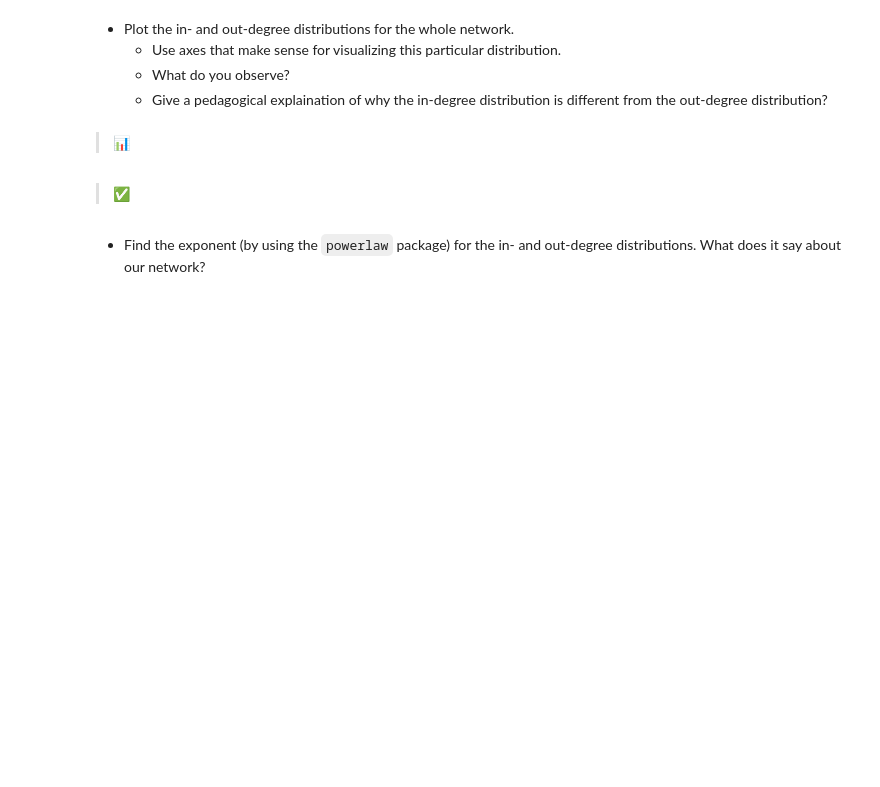
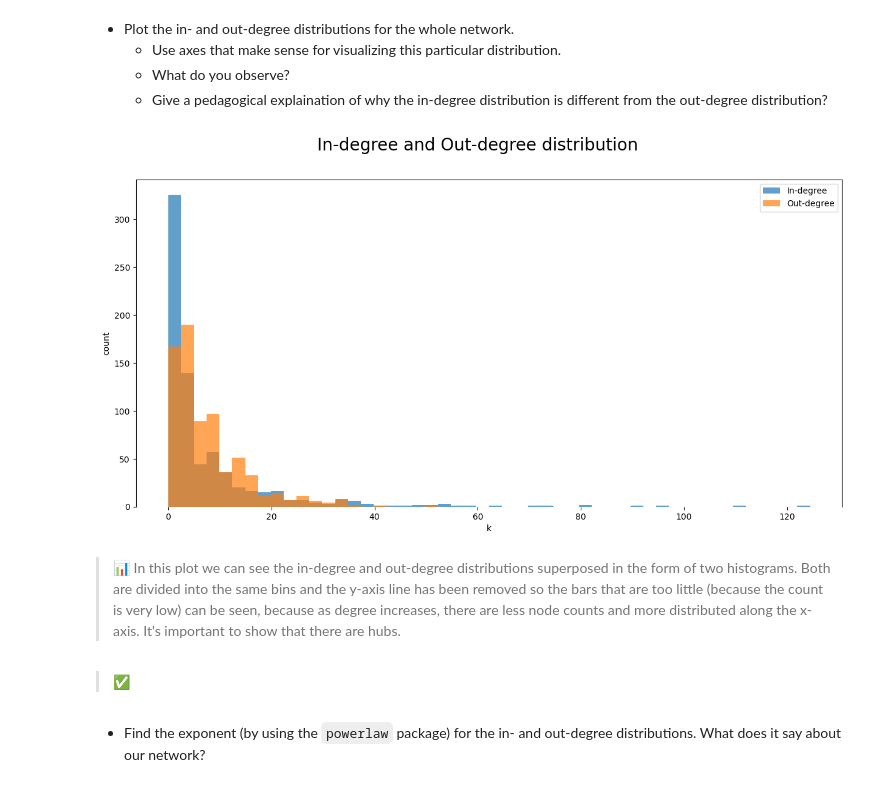
Before and after one commit to jereml99/socialgraphs2023, a Jupyter notebook: assignments/Assignment2.ipynb, the cells around one changed output. Cells and saved outputs as stored; diff of their text form; code cells hidden in the pictures; blank space fills up the shorter version.

```diff
--- a/assignments/Assignment2.ipynb
+++ b/assignments/Assignment2.ipynb
@@ -109,8 +201,37 @@ printmd(f"> ✅ The most in-connected rapper is '{most_connected_in[0]}' with {m
    * Use axes that make sense for visualizing this particular distribution.
    * What do you observe?
    * Give a pedagogical explaination of why the in-degree distribution is different from the out-degree distribution?
-# %% [markdown]
-> 📊
+# %%
+import numpy as np
+import math
+def degree_distribution_plot(in_d, out_d, title="", n_bins=100, figsize=(15,7)):
+    in_d = list(in_d)
+    out_d = list(out_d)
+    bins = np.linspace(min(in_d+out_d), max(in_d+out_d), n_bins)
+
+    in_frq, in_edges = np.histogram(a= in_d, bins=bins)
+    out_frq, out_edges = np.histogram(a= out_d, bins=bins)
+
+    import matplotlib.pyplot as plt
+    from math import log
+    fig, (ax1) = plt.subplots(1, 1)
+    fig.set_figwidth(14)
+    fig.suptitle(title, fontsize=20)
+    fig.set_figheight(figsize[1])
+    fig.set_figwidth(figsize[0])
+
+    ax1.hist(in_edges[:-1], n_bins, weights=in_frq, label='In-degree', alpha = 0.7)
+    ax1.hist(out_edges[:-1], n_bins, weights=out_frq, label='Out-degree', alpha = 0.7)
+    ax1.set_xlabel("k")
+    ax1.set_ylabel("count")
+    ax1.legend()
+    ax1.spines['bottom'].set_visible(False)
+# %%
+degree_distribution_plot(dict(G.in_degree).values(), dict(G.out_degree).values(), title='In-degree and Out-degree distribution', n_bins=50)
+# %% [output]
+[figure, added]
+# %% [markdown]
+> 📊 In this plot we can see the in-degree and out-degree distributions superposed in the form of two histograms. Both are divided into the same bins and the y-axis line has been removed so the bars that are too little (because the count is very low) can be seen, because as degree increases, there are less node counts and more distributed along the x-axis. It's important to show that there are hubs.
 # %% [markdown]
 > ✅
 # %% [markdown]
```
Also changed, not shown: parts of 10 cells of this notebook.
